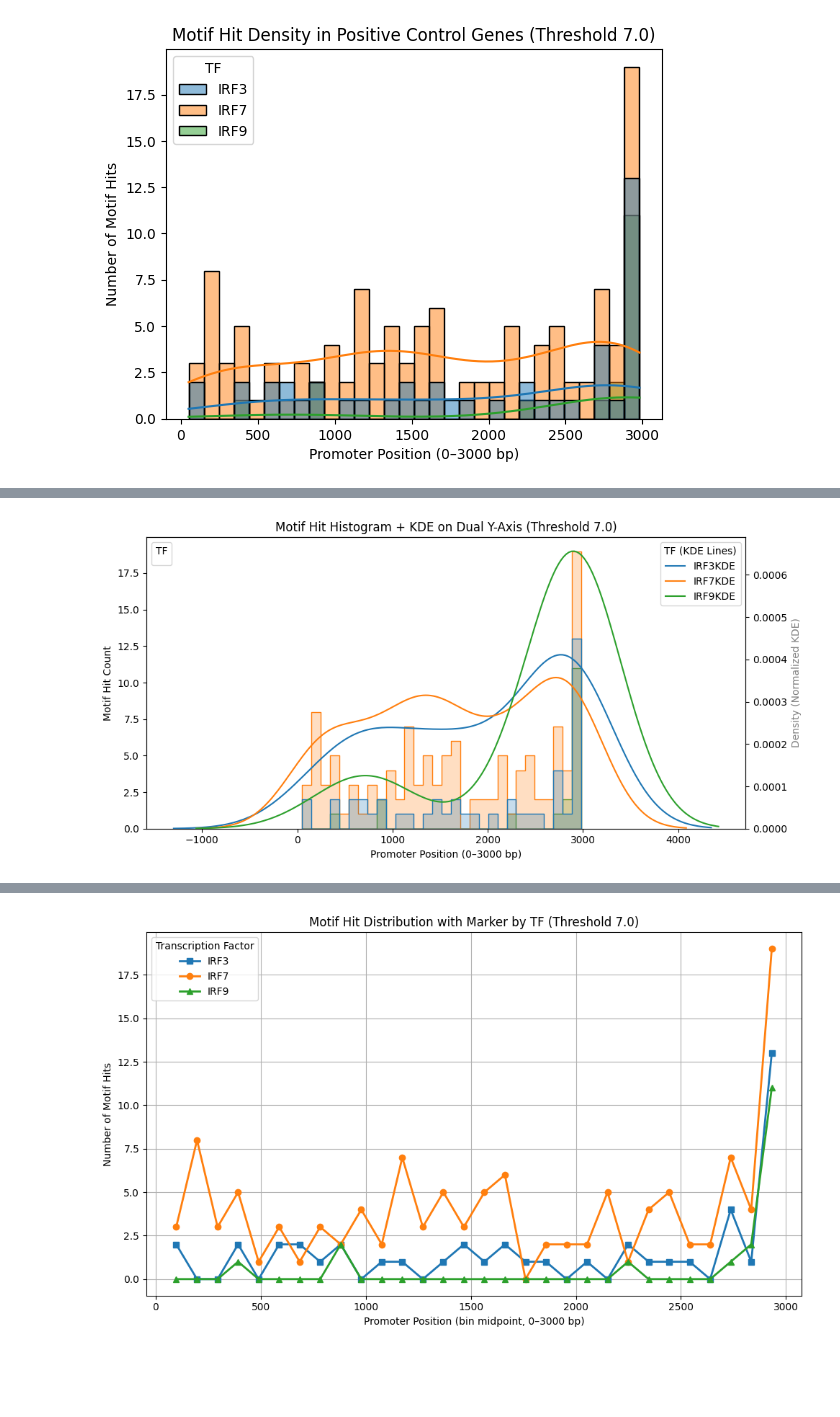
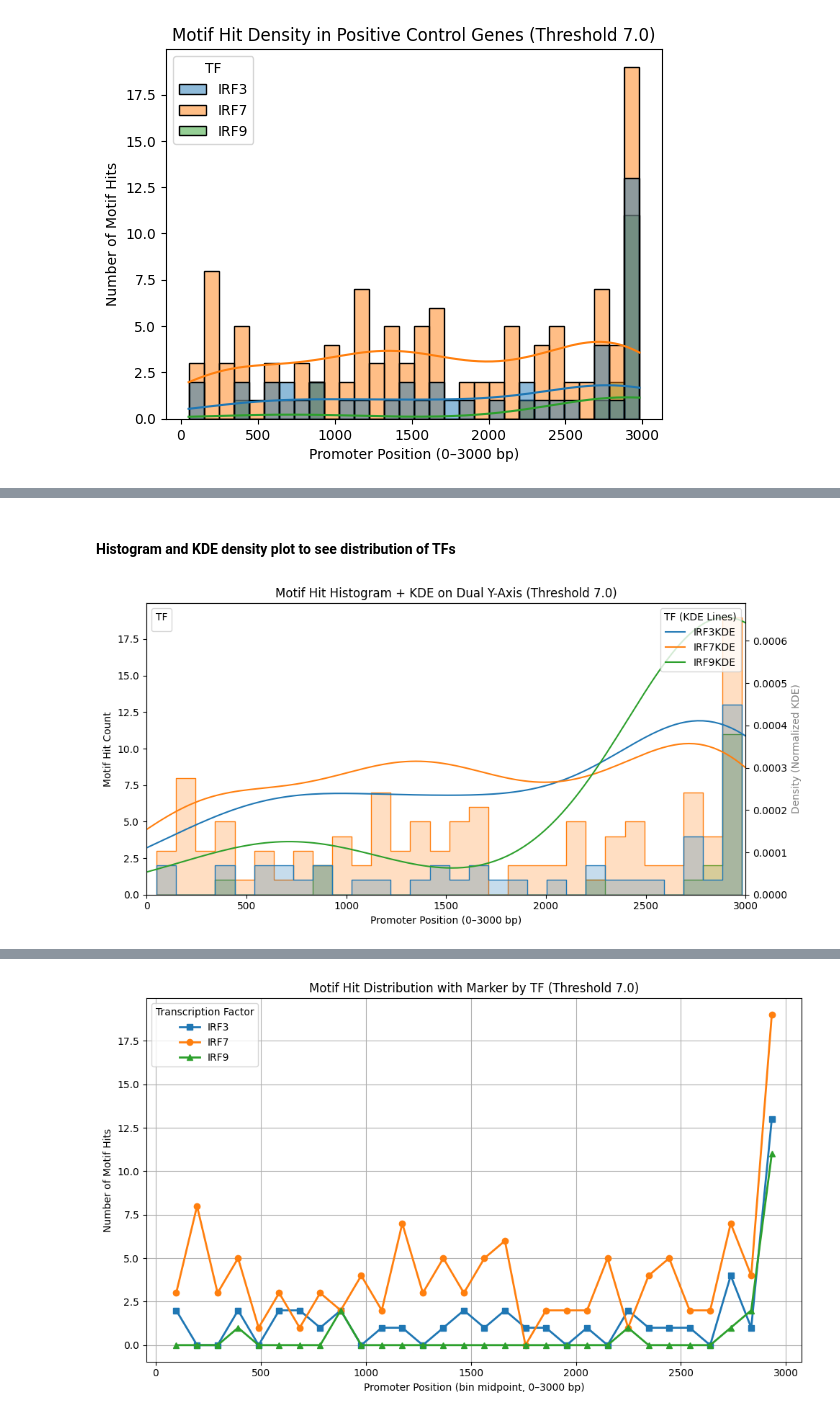
Before and after one commit to Emily3005250/TFBS-explorer, a Jupyter notebook: scripts/TFBS_explorer_human.ipynb, the cells around one changed output, grey strips where cells are left out. Saved outputs shown, nothing was run; the diff lists cells and outputs as text; code cells hidden in the pictures; blank space fills up the shorter version.

Commit message:
Plot

```diff
--- a/scripts/TFBS_explorer_human.ipynb
+++ b/scripts/TFBS_explorer_human.ipynb
@@ -368,3 +384,5 @@ plt.show()
+# %% [markdown]
+#### Histogram and KDE density plot to see distribution of TFs
 # %%
 import pandas as pd
 import seaborn as sns
@@ -379,38 +397,39 @@ fig, ax1 = plt.subplots(figsize=(10, 5))
 # Plot histogram on left y-axis (count)
 sns.histplot(
     data=df,
-    x="Start",
-    hue="TF",
-    bins=30,
+    x="Start", # X-axis value
+    hue="TF", # Show the different IRFs
+    bins=30, # Divide the 3000 by 30
     ax=ax1,
     element="step",
     stat="count",     # Raw count
-    common_norm=False
+    common_norm=False # Do not nomalise
 )
 ax1.set_ylabel("Motif Hit Count", color="black")
 ax1.set_xlabel("Promoter Position (0–3000 bp)")
 
 # Create second y-axis for KDE (density)
 ax2 = ax1.twinx()
 
 # Plot KDE curves on right y-axis
 for tf in df["TF"].unique():
     sns.kdeplot(
         data=df[df["TF"] == tf],
         x="Start",
         ax=ax2,
         label= tf + "KDE",
         fill=False,
         common_norm=True
     )
 
 ax2.legend(title="TF (KDE Lines)", loc="upper right")
 ax2.set_ylabel("Density (Normalized KDE)", color="gray")
 
 # Titles and legend
 plt.title("Motif Hit Histogram + KDE on Dual Y-Axis (Threshold 7.0)")
 ax1.legend(loc="upper left", title="TF")
+plt.xlim(0, 3000)
 plt.tight_layout()
 plt.show()
 # %% [output]
-[figure, old version]
+[figure, new version]
```
Also changed, not shown: parts of 5 cells of this notebook, 1 other file.
